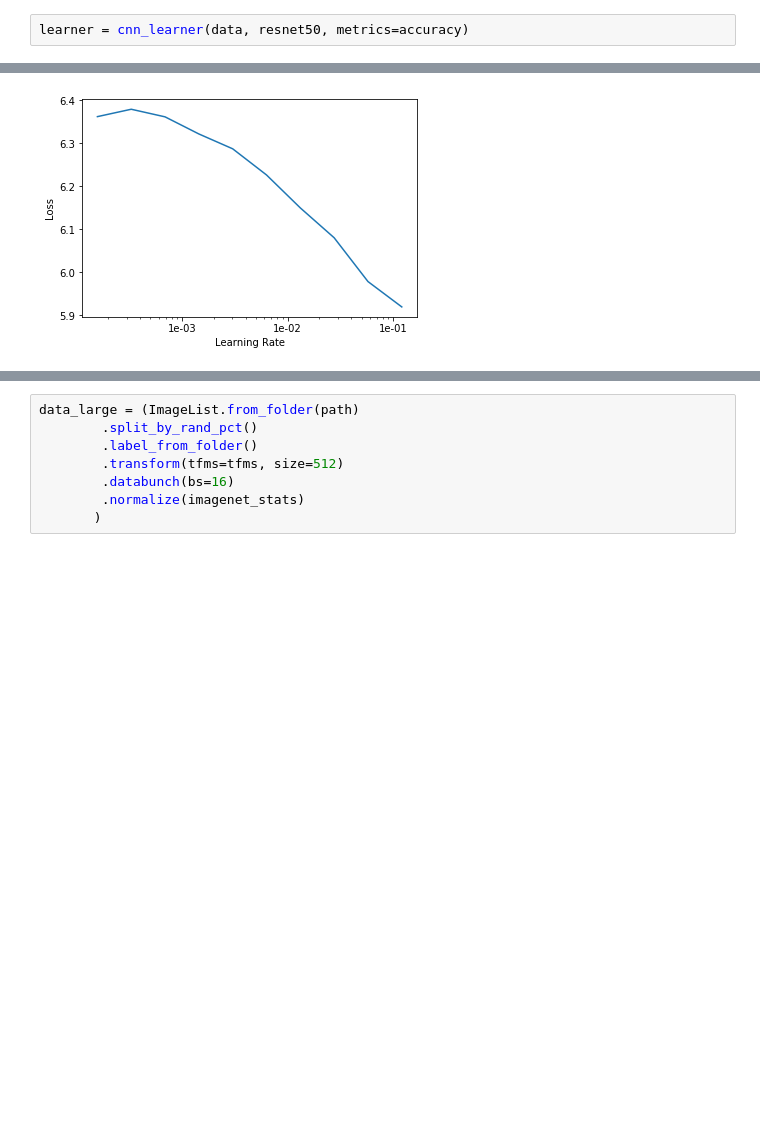
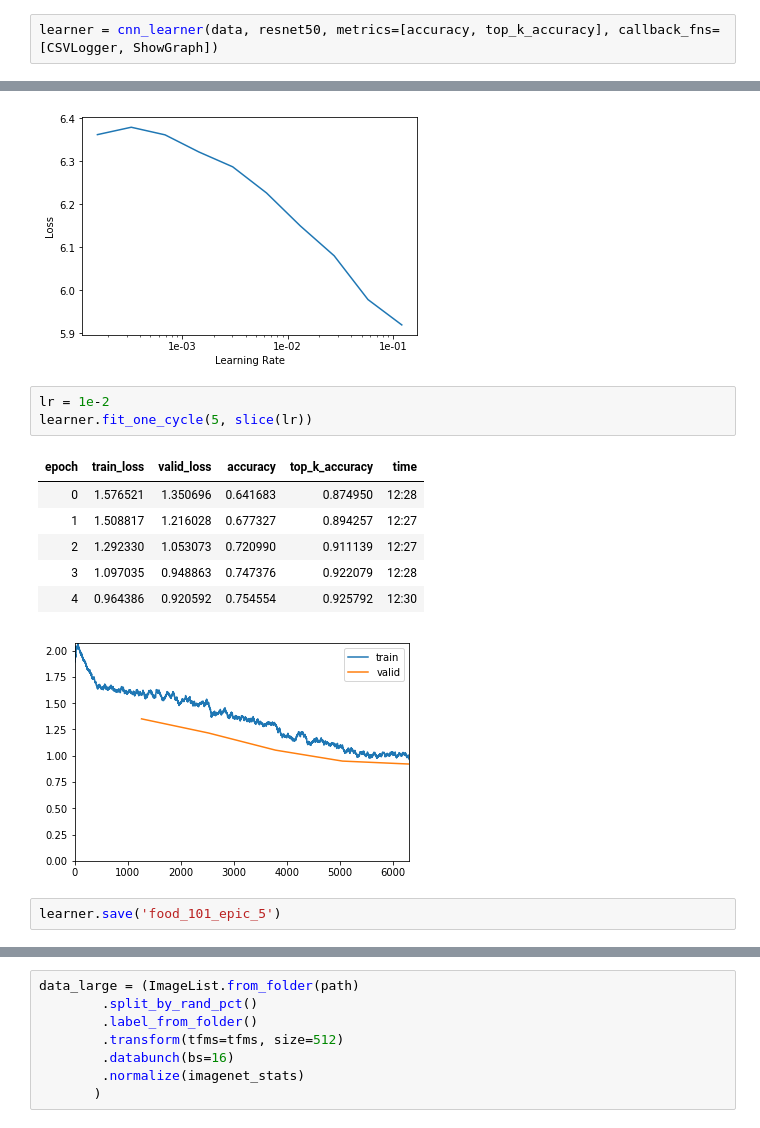
Before and after one commit to kishb87/Food-101, a Jupyter notebook: food_101.ipynb, the cells around one changed output, grey strips where cells are left out. Saved outputs shown, nothing was run; the diff lists cells and outputs as text; blank space fills up the shorter version.

Commit message:
Complete 15 epics of training

```diff
--- a/food_101.ipynb
+++ b/food_101.ipynb
@@ -27,5 +27,5 @@ data.show_batch(rows=4)
 # %%
-learner = cnn_learner(data, resnet50, metrics=accuracy)
+learner = cnn_learner(data, resnet50, metrics=[accuracy, top_k_accuracy], callback_fns=[CSVLogger, ShowGraph])
 # %%
 learner.lr_find(num_it=25)
 learner.recorder.plot()
@@ -33,3 +33,16 @@ learner.recorder.plot()
 [interactive output not drawn]
 LR Finder is complete, type {learner_name}.recorder.plot() to see the graph.
 [figure]
+# %%
+lr = 1e-2
+learner.fit_one_cycle(5, slice(lr))
+# %% [output]
+| epoch | train_loss | valid_loss | accuracy | top_k_accuracy | time |
+| 0 | 1.576521 | 1.350696 | 0.641683 | 0.874950 | 12:28 |
+| 1 | 1.508817 | 1.216028 | 0.677327 | 0.894257 | 12:27 |
+| 2 | 1.292330 | 1.053073 | 0.720990 | 0.911139 | 12:27 |
+| 3 | 1.097035 | 0.948863 | 0.747376 | 0.922079 | 12:28 |
+| 4 | 0.964386 | 0.920592 | 0.754554 | 0.925792 | 12:30 |
+[figure, added]
+# %%
+learner.save('food_101_epic_5')
```
Also changed, not shown: parts of 12 cells of this notebook.
